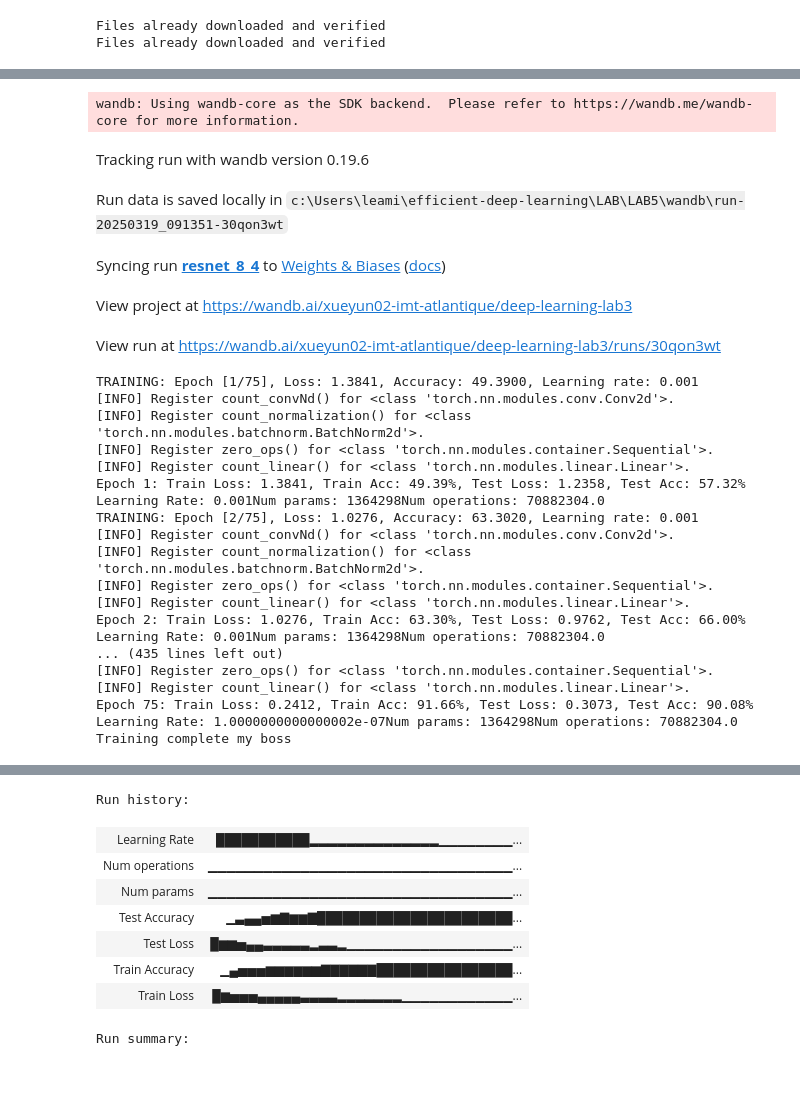
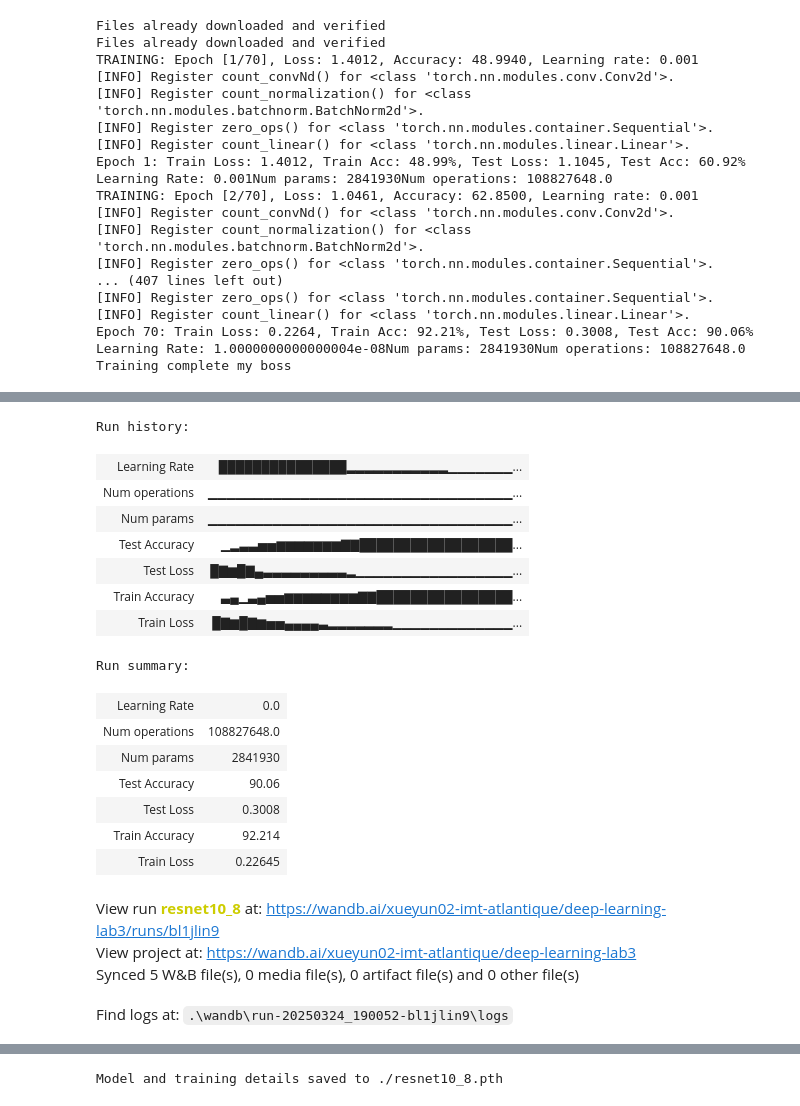
Before and after one commit to xueyun0512/efficient-deep-learning-lea, a Jupyter notebook: LAB/LAB5/petit_resnet.ipynb, the cells around one changed output, grey strips where cells are left out. Cells and saved outputs as stored; diff of their text form; code cells hidden in the pictures; blank space fills up the shorter version.

```diff
--- a/LAB/LAB5/petit_resnet.ipynb
+++ b/LAB/LAB5/petit_resnet.ipynb
@@ -156,6 +156,12 @@ def ResNet8(groups=8):
 
 def mini_ResNet8(groups=8):
     return mini_ResNet(BasicBlock, [1, 1, 1, 1], groups=groups)  # 8 blocs seulement
+
+def mini_ResNet18(groups=8):
+    return mini_ResNet(BasicBlock, [2, 2, 2, 2], groups=groups)  # 16 blocs seulement
+
+def ResNet10(groups=8):
+    return ResNet(BasicBlock, [1, 1, 2, 2], groups=groups)  # 10 blocs seulement
 # %%
 def train(data_path , batch_size, learning_rate,
           weight_decay, epochs, save_path,
@@ -187,7 +193,7 @@ def train(data_path , batch_size, learning_rate,
     testloader = DataLoader(c10test,batch_size=batch_size)
 
     # Charger le modèle groupe_8.pth
-    model = ResNet8(groups=4)
+    model = ResNet10(groups=4)
     model = model.to(device)
     criterion = nn.CrossEntropyLoss()
     optimizer = optim.Adam(model.parameters(), lr=learning_rate, weight_decay=weight_decay)
@@ -200,7 +206,7 @@ def train(data_path , batch_size, learning_rate,
         "epochs": epochs,
         "prate": prate,
     }
-    wandb.init(project="deep-learning-lab3", config=dict , name="resnet_8_4", job_type="training_test")
+    wandb.init(project="deep-learning-lab3", config=dict , name="resnet10_8", job_type="training_test")
 
 
     # Training loop
@@ -293,7 +299,22 @@ def train(data_path , batch_size, learning_rate,
     torch.save(checkpoint, save_path)
     print(f"Model and training details saved to {save_path}")
 
-train('/opt/img/effdl-cifar10/', 64, 0.001, 0.0005, 75, './resnet8_4.pth', './resnet8_4.pth', 0.2)
+train('/opt/img/effdl-cifar10/', 64, 0.001, 0.0005, 70, './resnet10_4.pth', './resnet10_4.pth', 0.2)
 # %% [output]
 Files already downloaded and verified
 Files already downloaded and verified
+TRAINING: Epoch [1/70], Loss: 1.4012, Accuracy: 48.9940, Learning rate: 0.001
+[INFO] Register count_convNd() for <class 'torch.nn.modules.conv.Conv2d'>.
+[INFO] Register count_normalization() for <class 'torch.nn.modules.batchnorm.BatchNorm2d'>.
+[INFO] Register zero_ops() for <class 'torch.nn.modules.container.Sequential'>.
+[INFO] Register count_linear() for <class 'torch.nn.modules.linear.Linear'>.
+Epoch 1: Train Loss: 1.4012, Train Acc: 48.99%, Test Loss: 1.1045, Test Acc: 60.92% Learning Rate: 0.001Num params: 2841930Num operations: 108827648.0
+TRAINING: Epoch [2/70], Loss: 1.0461, Accuracy: 62.8500, Learning rate: 0.001
+[INFO] Register count_convNd() for <class 'torch.nn.modules.conv.Conv2d'>.
+[INFO] Register count_normalization() for <class 'torch.nn.modules.batchnorm.BatchNorm2d'>.
+[INFO] Register zero_ops() for <class 'torch.nn.modules.container.Sequential'>.
+... (407 lines left out)
+[INFO] Register zero_ops() for <class 'torch.nn.modules.container.Sequential'>.
+[INFO] Register count_linear() for <class 'torch.nn.modules.linear.Linear'>.
+Epoch 70: Train Loss: 0.2264, Train Acc: 92.21%, Test Loss: 0.3008, Test Acc: 90.06% Learning Rate: 1.0000000000000004e-08Num params: 2841930Num operations: 108827648.0
+Training complete my boss
@@ -300,23 +322,20 @@ Files already downloaded and verified
-wandb: Using wandb-core as the SDK backend.  Please refer to https://wandb.me/wandb-core for more information.
+Run history:
+| Learning Rate | ███████████████▂▂▂▂▂▂▂▂▂▂▂▁▁▁▁▁▁▁... |
+| Num operations | ▁▁▁▁▁▁▁▁▁▁▁▁▁▁▁▁▁▁▁▁▁▁▁▁▁▁▁▁▁▁▁▁▁... |
+| Num params | ▁▁▁▁▁▁▁▁▁▁▁▁▁▁▁▁▁▁▁▁▁▁▁▁▁▁▁▁▁▁▁▁▁... |
+| Test Accuracy | ▁▂▃▃▅▅▆▆▆▆▆▆▆▇▇██████████████████... |
+| Test Loss | █▇▆█▇▄▃▃▃▃▃▃▃▃▃▂▁▁▁▁▁▁▁▁▁▁▁▁▁▁▁▁▁... |
+| Train Accuracy | ▃▄▁▃▄▅▅▆▆▆▆▆▆▆▆▇▇████████████████... |
+| Train Loss | █▇▆█▇▆▅▅▄▄▄▄▃▂▂▂▂▂▂▂▁▁▁▁▁▁▁▁▁▁▁▁▁... |
+Run summary:
+| Learning Rate | 0.0 |
+| Num operations | 108827648.0 |
+| Num params | 2841930 |
+| Test Accuracy | 90.06 |
+| Test Loss | 0.3008 |
+| Train Accuracy | 92.214 |
+| Train Loss | 0.22645 |
-Tracking run with wandb version 0.19.6
+View run resnet10_8 at: https://wandb.ai/xueyun02-imt-atlantique/deep-learning-lab3/runs/bl1jlin9
+View project at: https://wandb.ai/xueyun02-imt-atlantique/deep-learning-lab3
+Synced 5 W&B file(s), 0 media file(s), 0 artifact file(s) and 0 other file(s)
-Run data is saved locally in c:\Users\leami\efficient-deep-learning\LAB\LAB5\wandb\run-20250319_091351-30qon3wt
+Find logs at: .\wandb\run-20250324_190052-bl1jlin9\logs
-Syncing run resnet_8_4 to Weights & Biases (docs)
-View project at https://wandb.ai/xueyun02-imt-atlantique/deep-learning-lab3
-View run at https://wandb.ai/xueyun02-imt-atlantique/deep-learning-lab3/runs/30qon3wt
-TRAINING: Epoch [1/75], Loss: 1.3841, Accuracy: 49.3900, Learning rate: 0.001
-[INFO] Register count_convNd() for <class 'torch.nn.modules.conv.Conv2d'>.
-[INFO] Register count_normalization() for <class 'torch.nn.modules.batchnorm.BatchNorm2d'>.
-[INFO] Register zero_ops() for <class 'torch.nn.modules.container.Sequential'>.
-[INFO] Register count_linear() for <class 'torch.nn.modules.linear.Linear'>.
-Epoch 1: Train Loss: 1.3841, Train Acc: 49.39%, Test Loss: 1.2358, Test Acc: 57.32% Learning Rate: 0.001Num params: 1364298Num operations: 70882304.0
-TRAINING: Epoch [2/75], Loss: 1.0276, Accuracy: 63.3020, Learning rate: 0.001
-[INFO] Register count_convNd() for <class 'torch.nn.modules.conv.Conv2d'>.
-[INFO] Register count_normalization() for <class 'torch.nn.modules.batchnorm.BatchNorm2d'>.
-[INFO] Register zero_ops() for <class 'torch.nn.modules.container.Sequential'>.
-[INFO] Register count_linear() for <class 'torch.nn.modules.linear.Linear'>.
-Epoch 2: Train Loss: 1.0276, Train Acc: 63.30%, Test Loss: 0.9762, Test Acc: 66.00% Learning Rate: 0.001Num params: 1364298Num operations: 70882304.0
-... (435 lines left out)
-[INFO] Register zero_ops() for <class 'torch.nn.modules.container.Sequential'>.
-[INFO] Register count_linear() for <class 'torch.nn.modules.linear.Linear'>.
-Epoch 75: Train Loss: 0.2412, Train Acc: 91.66%, Test Loss: 0.3073, Test Acc: 90.08% Learning Rate: 1.0000000000000002e-07Num params: 1364298Num operations: 70882304.0
-Training complete my boss
@@ -324,9 +342 @@ Training complete my boss
-Run history:
+Model and training details saved to ./resnet10_8.pth
-| Learning Rate | ███████████▂▂▂▂▂▂▂▂▂▂▂▂▂▂▁▁▁▁▁▁▁▁... |
-| Num operations | ▁▁▁▁▁▁▁▁▁▁▁▁▁▁▁▁▁▁▁▁▁▁▁▁▁▁▁▁▁▁▁▁▁... |
-| Num params | ▁▁▁▁▁▁▁▁▁▁▁▁▁▁▁▁▁▁▁▁▁▁▁▁▁▁▁▁▁▁▁▁▁... |
-| Test Accuracy | ▁▃▄▄▅▆▇▆▆▇███████████████████████... |
-| Test Loss | █▆▆▅▄▄▃▃▃▃▃▂▃▃▂▁▁▁▁▁▁▁▁▁▁▁▁▁▁▁▁▁▁... |
-| Train Accuracy | ▁▄▅▅▅▆▆▆▆▆▆▇▇▇▇▇▇████████████████... |
-| Train Loss | █▆▅▅▅▄▄▄▄▄▃▃▃▃▂▂▂▂▂▂▂▁▁▁▁▁▁▁▁▁▁▁▁... |
-Run summary:
```
Also changed, not shown: parts of 4 cells of this notebook, 22 other files.
